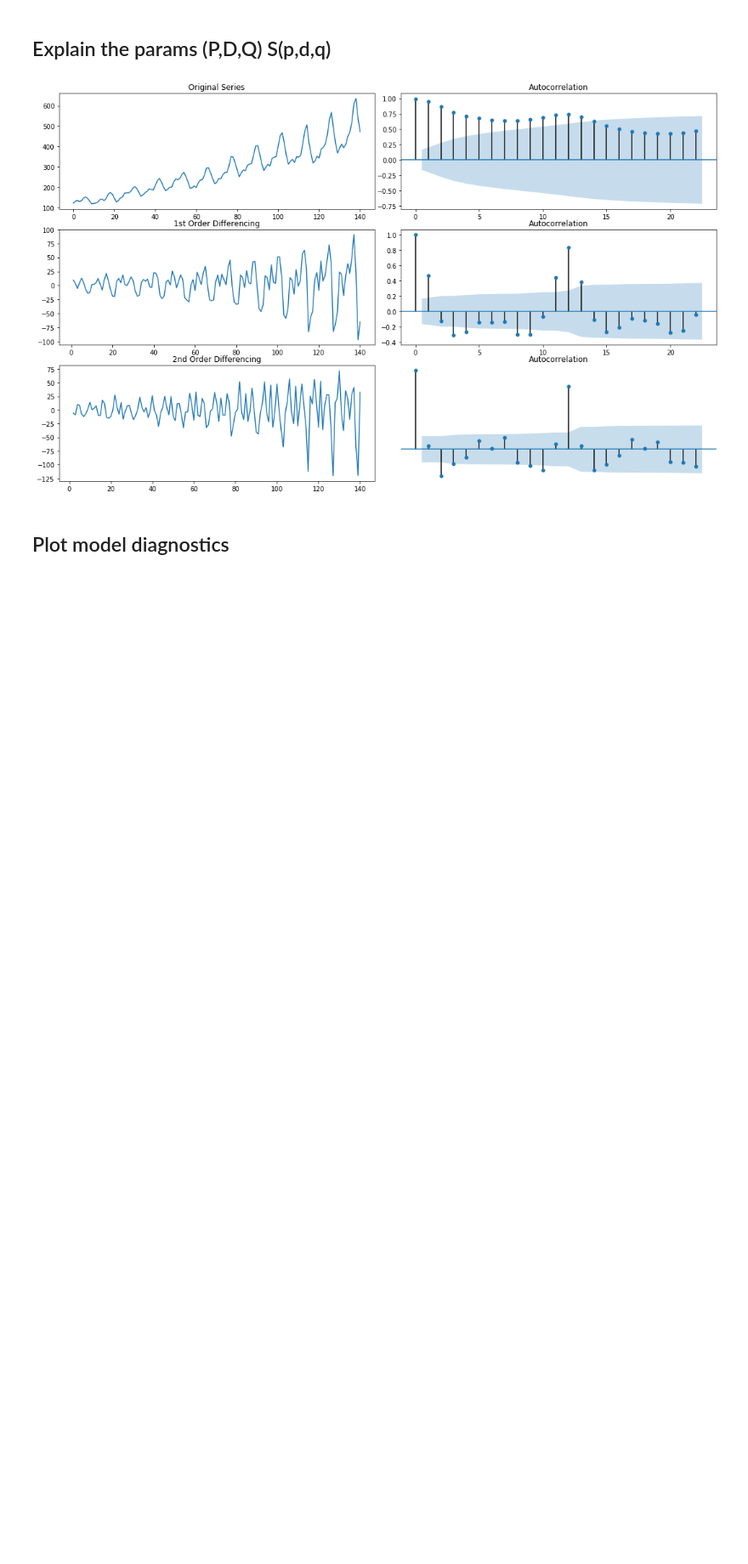
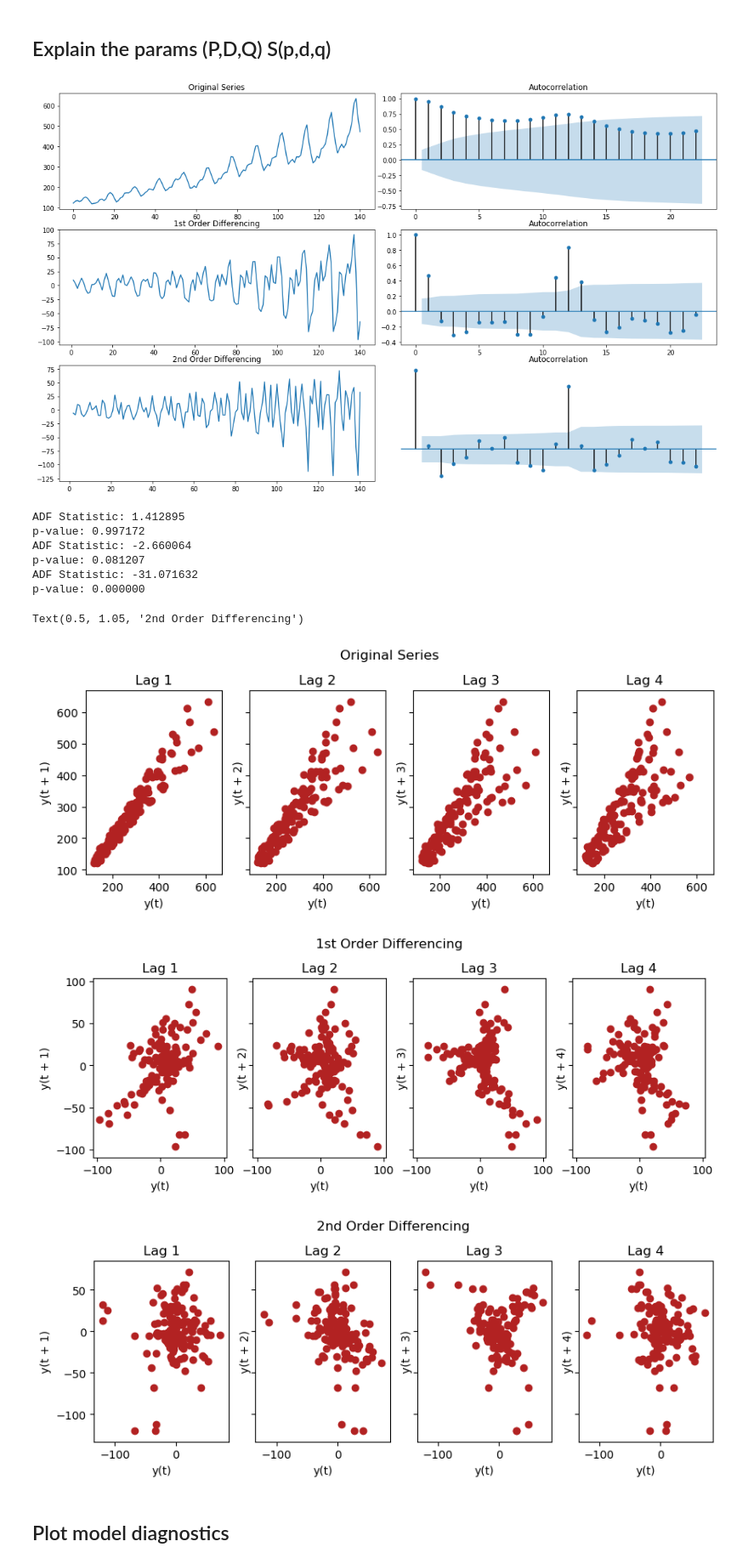
Before and after one commit to RemilYoucef/split-sd4x-dm2l, a Jupyter notebook: time series data/1. univarite time series/air_passengers_cnn-lstm_sarima.ipynb, the cells around one changed output. Shown at 85% size. Drawn from its saved outputs; the diff is of its cells as text; code cells hidden in the pictures; blank space fills up the shorter version.

Commit message:
add lags plot

```diff
--- a/time series data/1. univarite time series/air_passengers_cnn-lstm_sarima.ipynb
+++ b/time series data/1. univarite time series/air_passengers_cnn-lstm_sarima.ipynb
@@ -340,6 +340,54 @@ plt.axis('off')
 plt.show()
 # %% [output]
 [figure]
+# %%
+'Adfuller test'
+from statsmodels.tsa.stattools import adfuller
+from numpy import log
+result = adfuller(df.Passengers.dropna())
+print('ADF Statistic: %f' % result[0])
+print('p-value: %f' % result[1])
+
+result = adfuller(df.Passengers.diff().dropna())
+print('ADF Statistic: %f' % result[0])
+print('p-value: %f' % result[1])
+
+result = adfuller(df.Passengers.diff().diff().dropna())
+print('ADF Statistic: %f' % result[0])
+print('p-value: %f' % result[1])
+# %% [output]
+ADF Statistic: 1.412895
+p-value: 0.997172
+ADF Statistic: -2.660064
+p-value: 0.081207
+ADF Statistic: -31.071632
+p-value: 0.000000
+# %%
+'Plot the lags'
+from pandas.plotting import lag_plot
+
+fig, axes = plt.subplots(1, 4, figsize=(10,3), sharex=True, sharey=True, dpi=100)
+for i, ax in enumerate(axes.flatten()[:4]):
+    lag_plot(df.Passengers, lag=i+1, ax=ax, c='firebrick')
+    ax.set_title('Lag ' + str(i+1))
+fig.suptitle('Original Series', y=1.05)
+
+fig, axes = plt.subplots(1, 4, figsize=(10,3), sharex=True, sharey=True, dpi=100)
+for i, ax in enumerate(axes.flatten()[:4]):
+    lag_plot(df.Passengers.diff().dropna(), lag=i+1, ax=ax, c='firebrick')
+    ax.set_title('Lag ' + str(i+1))
+fig.suptitle('1st Order Differencing', y=1.05)
+
+fig, axes = plt.subplots(1, 4, figsize=(10,3), sharex=True, sharey=True, dpi=100)
+for i, ax in enumerate(axes.flatten()[:4]):
+    lag_plot(df.Passengers.diff().diff().dropna(), lag=i+1, ax=ax, c='firebrick')
+    ax.set_title('Lag ' + str(i+1))
+fig.suptitle('2nd Order Differencing', y=1.05)
+# %% [output]
+Text(0.5, 1.05, '2nd Order Differencing')
+[figure, added]
+[figure, added]
+[figure, added]
 # %% [markdown]
 ## Plot model diagnostics
 # %%
```
